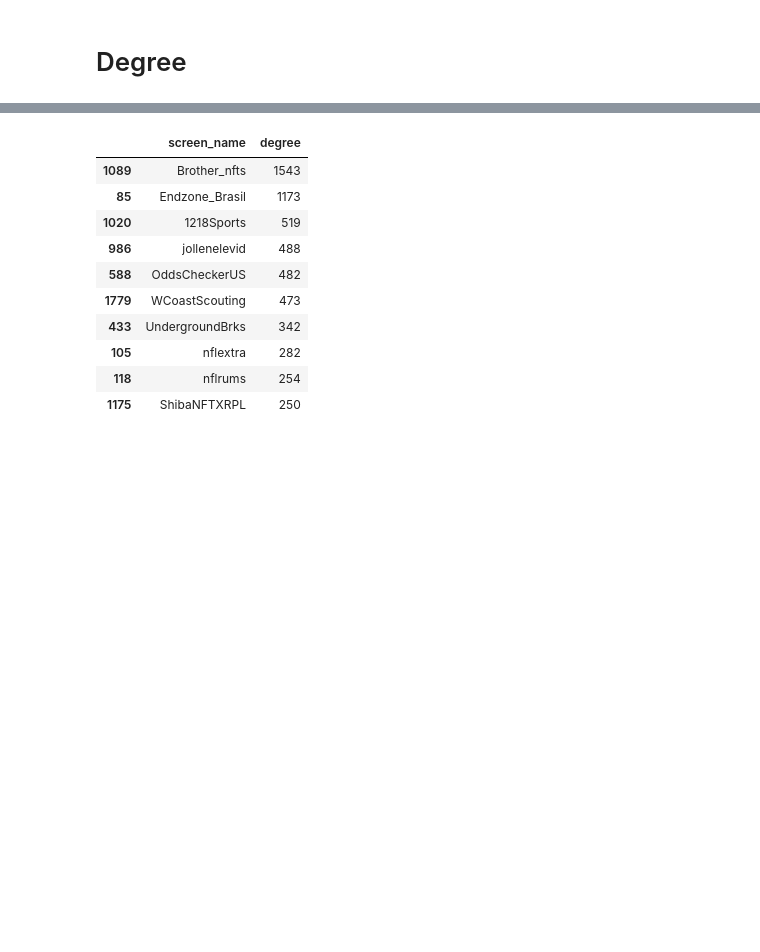
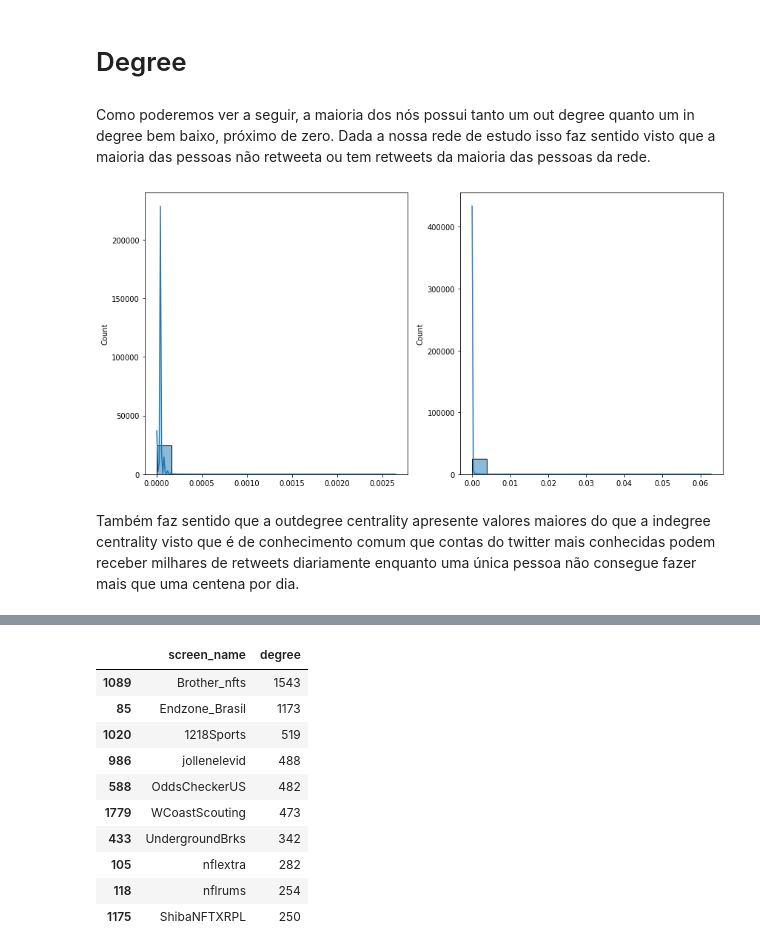
Before and after one commit to Kaioh95/NFL-Retweet-Network, a Jupyter notebook: Network_NFL_Retweets.ipynb, the cells around one changed output, grey strips where cells are left out. Saved outputs shown, nothing was run; the diff lists cells and outputs as text; code cells hidden in the pictures; blank space fills up the shorter version.

```diff
--- a/Network_NFL_Retweets.ipynb
+++ b/Network_NFL_Retweets.ipynb
@@ -9,5 +16,20 @@ import seaborn as sns
 Dg = nx.read_graphml("NFL-2022-02-15.graphml")
 # %% [markdown]
 # Degree
+# %% [markdown]
+Como poderemos ver a seguir, a maioria dos nós possui tanto um out degree quanto um in degree bem baixo, próximo de zero. Dada a nossa rede de estudo isso faz sentido visto que a maioria das pessoas não retweeta ou tem retweets da maioria das pessoas da rede.
 # %%
 degreeDict = nx.degree_centrality(Dg)
+# %%
+indegreeDict = nx.in_degree_centrality(Dg)
+outdegreeDict = nx.out_degree_centrality(Dg)
+
+fig, ax =plt.subplots(1,2, figsize=(14, 7))
+
+sns.histplot(indegreeDict, ax=ax[0], kde=True)
+sns.histplot(outdegreeDict, ax=ax[1], kde=True)
+fig.show()
+# %% [output]
+[figure, added]
+# %% [markdown]
+Também faz sentido que a outdegree centrality apresente valores maiores do que a indegree centrality visto que é de conhecimento comum que contas do twitter mais conhecidas podem receber milhares de retweets diariamente enquanto uma única pessoa não consegue fazer mais que uma centena por dia.
```
Also changed, not shown: parts of 22 cells of this notebook, 1 other file.
